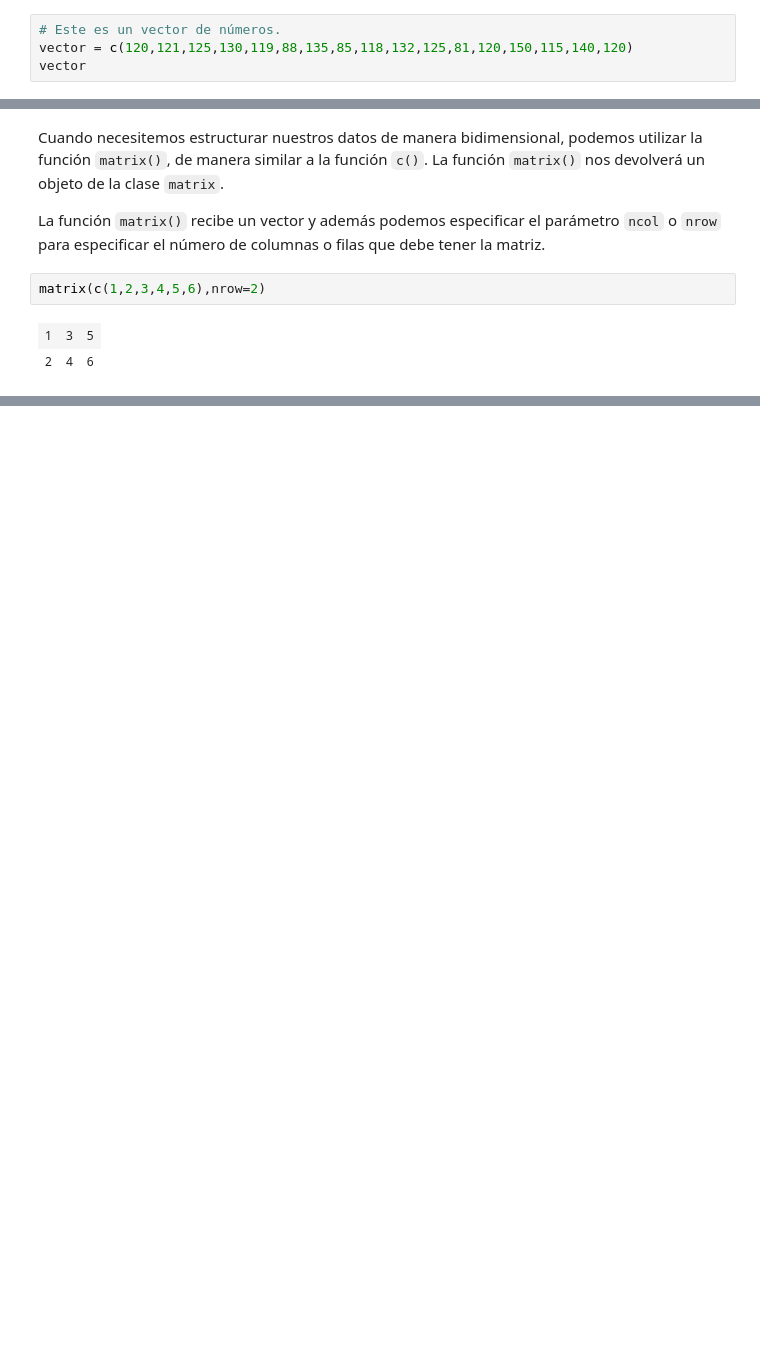
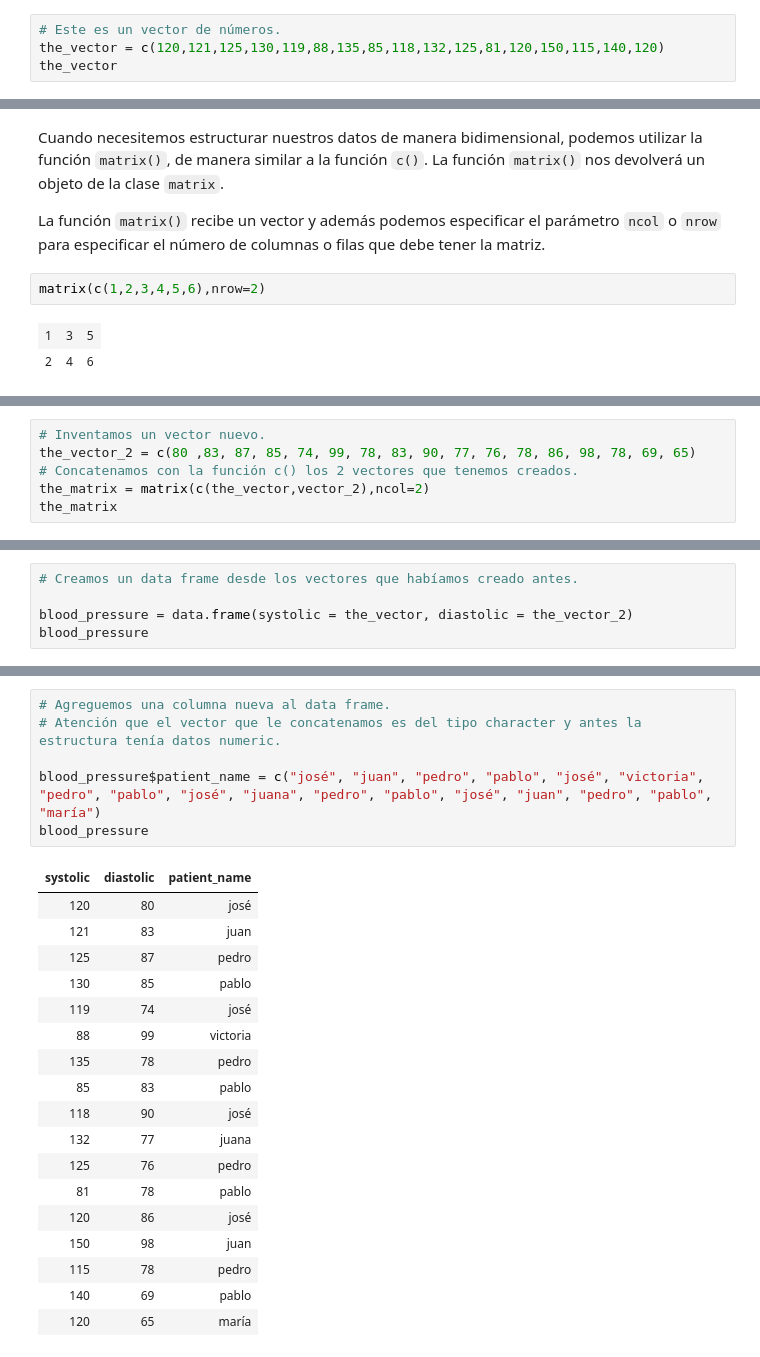
Before and after one commit to fvillena/matbio, a Jupyter notebook: 1-introduction.ipynb, the cells around one changed output, grey strips where cells are left out. Drawn from its saved outputs; the diff is of its cells as text; blank space fills up the shorter version.

```diff
--- a/1-introduction.ipynb
+++ b/1-introduction.ipynb
@@ -84,8 +184,8 @@ Cuando necesitamos tratar a un conjunto de datos aislados como uno sólo, podemo
 Para inicializar un vector podemos hacerlo con la función `c()`, la cual concatena todos los elementos contenidos en los parametros que le pasemos.
 # %%
 # Este es un vector de números.
-vector = c(120,121,125,130,119,88,135,85,118,132,125,81,120,150,115,140,120)
-vector
+the_vector = c(120,121,125,130,119,88,135,85,118,132,125,81,120,150,115,140,120)
+the_vector
 # %% [output]
  [1] 120 121 125 130 119  88 135  85 118 132 125  81 120 150 115 140 120
 # %%
@@ -269,0 +226,6 @@ unname(new_matrix)
+# %%
+# Inventamos un vector nuevo.
+the_vector_2 = c(80 ,83, 87, 85, 74, 99, 78, 83, 90, 77, 76, 78, 86, 98, 78, 69, 65)
+# Concatenamos con la función c() los 2 vectores que tenemos creados.
+the_matrix = matrix(c(the_vector,vector_2),ncol=2)
+the_matrix
@@ -269,0 +282,5 @@ unname(new_matrix)
+# %%
+# Creamos un data frame desde los vectores que habíamos creado antes.
+
+blood_pressure = data.frame(systolic = the_vector, diastolic = the_vector_2)
+blood_pressure
@@ -269,0 +312,25 @@ unname(new_matrix)
+# %%
+# Agreguemos una columna nueva al data frame.
+# Atención que el vector que le concatenamos es del tipo character y antes la estructura tenía datos numeric.
+
+blood_pressure$patient_name = c("josé", "juan", "pedro", "pablo", "josé", "victoria", "pedro", "pablo", "josé", "juana", "pedro", "pablo", "josé", "juan", "pedro", "pablo", "maría")
+blood_pressure
+# %% [output]
+| systolic | diastolic | patient_name |
+| 120 | 80 | josé |
+| 121 | 83 | juan |
+| 125 | 87 | pedro |
+| 130 | 85 | pablo |
+| 119 | 74 | josé |
+| 88 | 99 | victoria |
+| 135 | 78 | pedro |
+| 85 | 83 | pablo |
+| 118 | 90 | josé |
+| 132 | 77 | juana |
+| 125 | 76 | pedro |
+| 81 | 78 | pablo |
+| 120 | 86 | josé |
+| 150 | 98 | juan |
+| 115 | 78 | pedro |
+| 140 | 69 | pablo |
+| 120 | 65 | maría |
```
Also changed, not shown: parts of 62 cells of this notebook.
